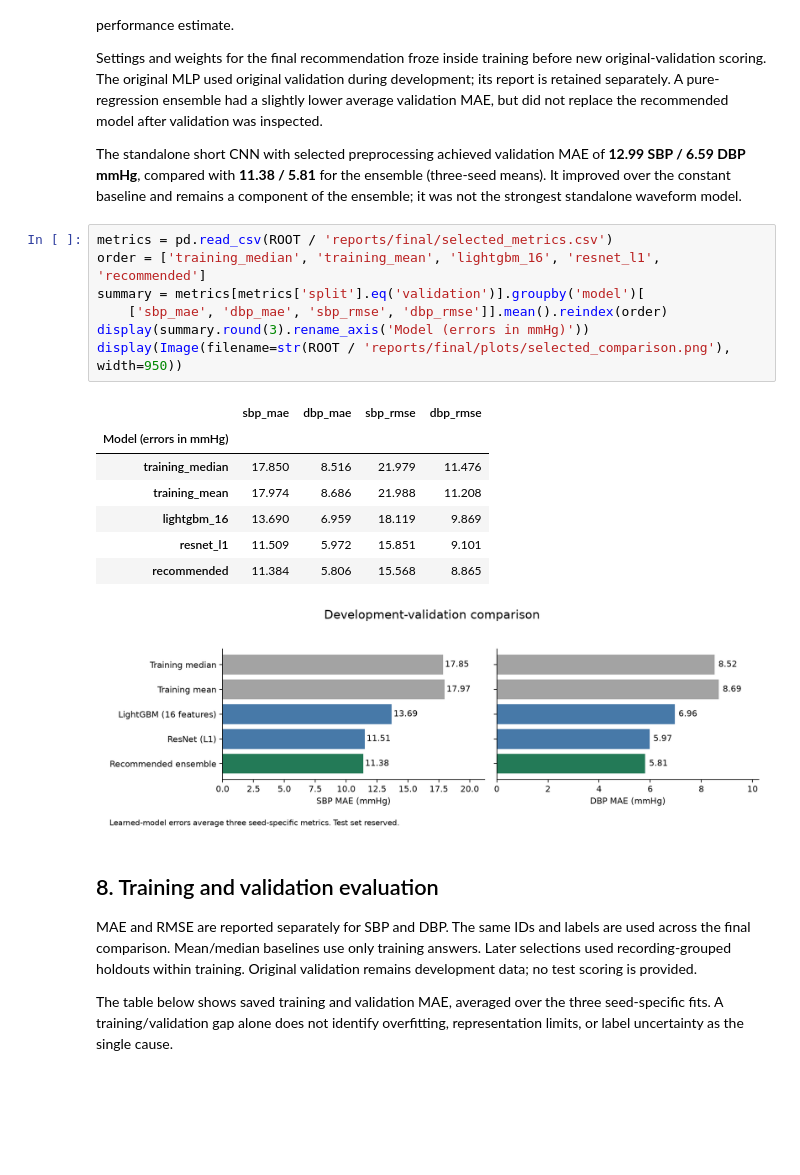
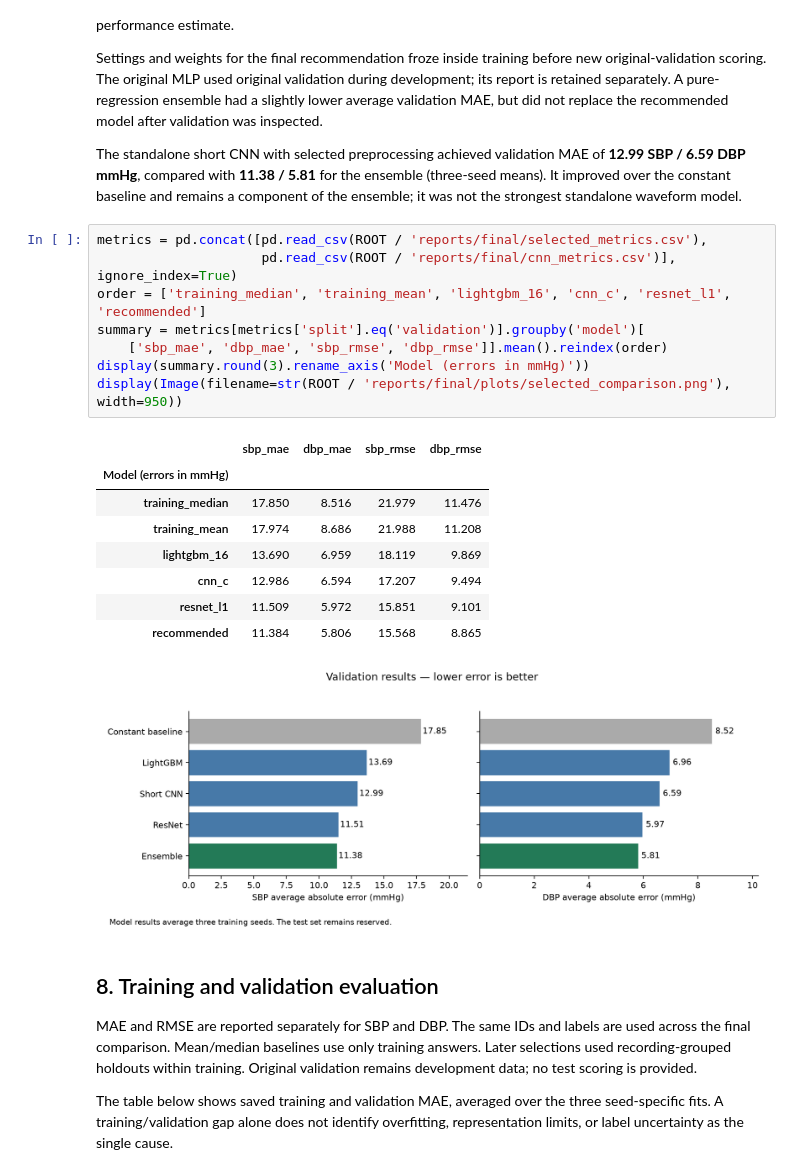
Before and after one commit to Break-Through-Tech/Microsoft-1D-educational-blood-pressure-estimation, a Jupyter notebook: notebooks/project_walkthrough.ipynb, the cells around one changed output. Cells and saved outputs as stored; diff of their text form; blank space fills up the shorter version.

```diff
--- a/notebooks/project_walkthrough.ipynb
+++ b/notebooks/project_walkthrough.ipynb
@@ -199,21 +199,23 @@ Settings and weights for the final recommendation froze inside training before n
 
 The standalone short CNN with selected preprocessing achieved validation MAE of **12.99 SBP / 6.59 DBP mmHg**, compared with **11.38 / 5.81** for the ensemble (three-seed means). It improved over the constant baseline and remains a component of the ensemble; it was not the strongest standalone waveform model.
 # %%
-metrics = pd.read_csv(ROOT / 'reports/final/selected_metrics.csv')
-order = ['training_median', 'training_mean', 'lightgbm_16', 'resnet_l1', 'recommended']
+metrics = pd.concat([pd.read_csv(ROOT / 'reports/final/selected_metrics.csv'),
+                     pd.read_csv(ROOT / 'reports/final/cnn_metrics.csv')], ignore_index=True)
+order = ['training_median', 'training_mean', 'lightgbm_16', 'cnn_c', 'resnet_l1', 'recommended']
 summary = metrics[metrics['split'].eq('validation')].groupby('model')[
     ['sbp_mae', 'dbp_mae', 'sbp_rmse', 'dbp_rmse']].mean().reindex(order)
 display(summary.round(3).rename_axis('Model (errors in mmHg)'))
 display(Image(filename=str(ROOT / 'reports/final/plots/selected_comparison.png'), width=950))
 # %% [output]
 |  | sbp_mae | dbp_mae | sbp_rmse | dbp_rmse |
 | Model (errors in mmHg) |  |  |  |  |
 | training_median | 17.850 | 8.516 | 21.979 | 11.476 |
 | training_mean | 17.974 | 8.686 | 21.988 | 11.208 |
 | lightgbm_16 | 13.690 | 6.959 | 18.119 | 9.869 |
+| cnn_c | 12.986 | 6.594 | 17.207 | 9.494 |
 | resnet_l1 | 11.509 | 5.972 | 15.851 | 9.101 |
 | recommended | 11.384 | 5.806 | 15.568 | 8.865 |
-[figure, old version]
+[figure, new version]
 # %% [markdown]
 ## 8. Training and validation evaluation
 
```
Also changed, not shown: parts of 1 cell of this notebook, 3 other files.
